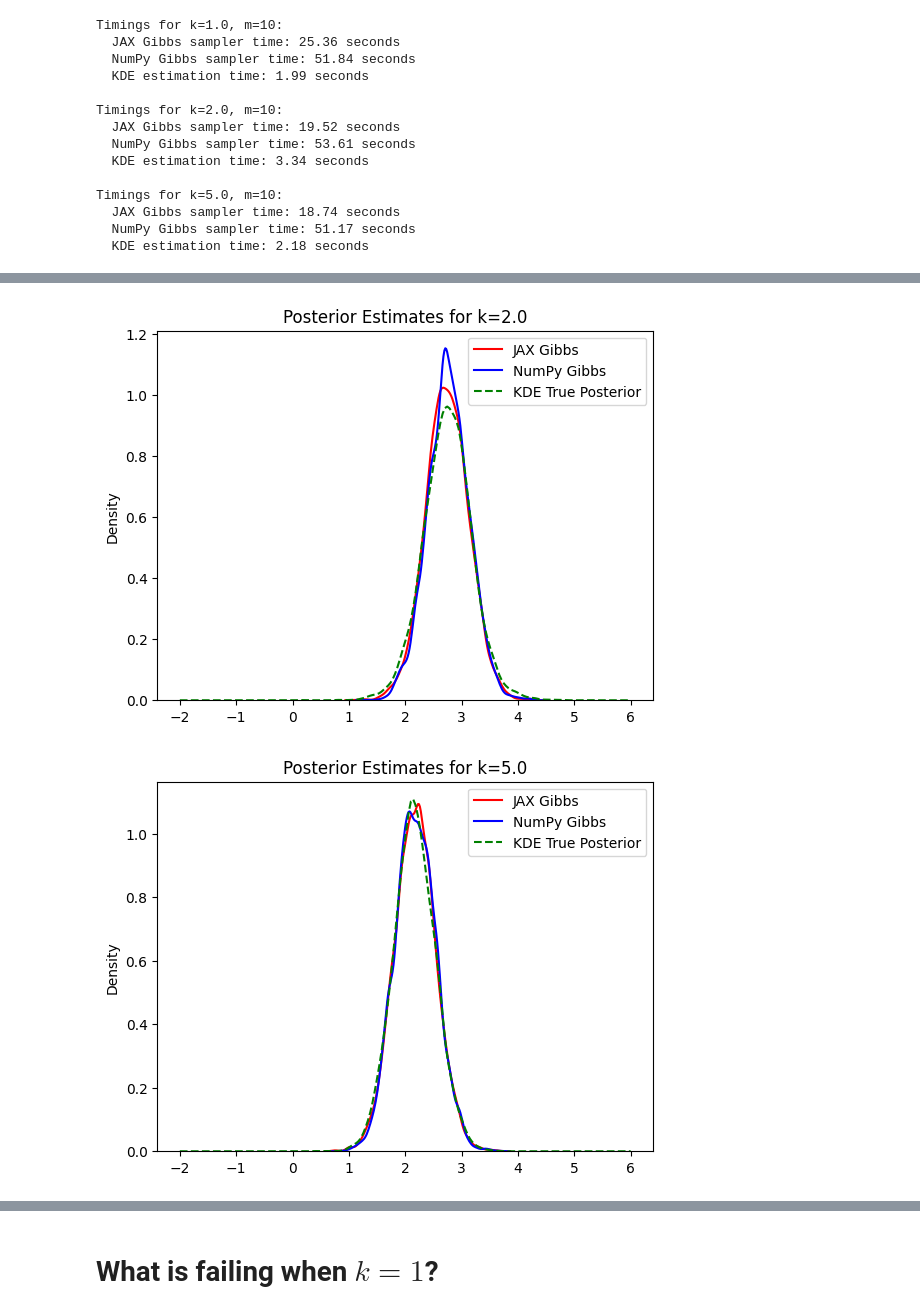
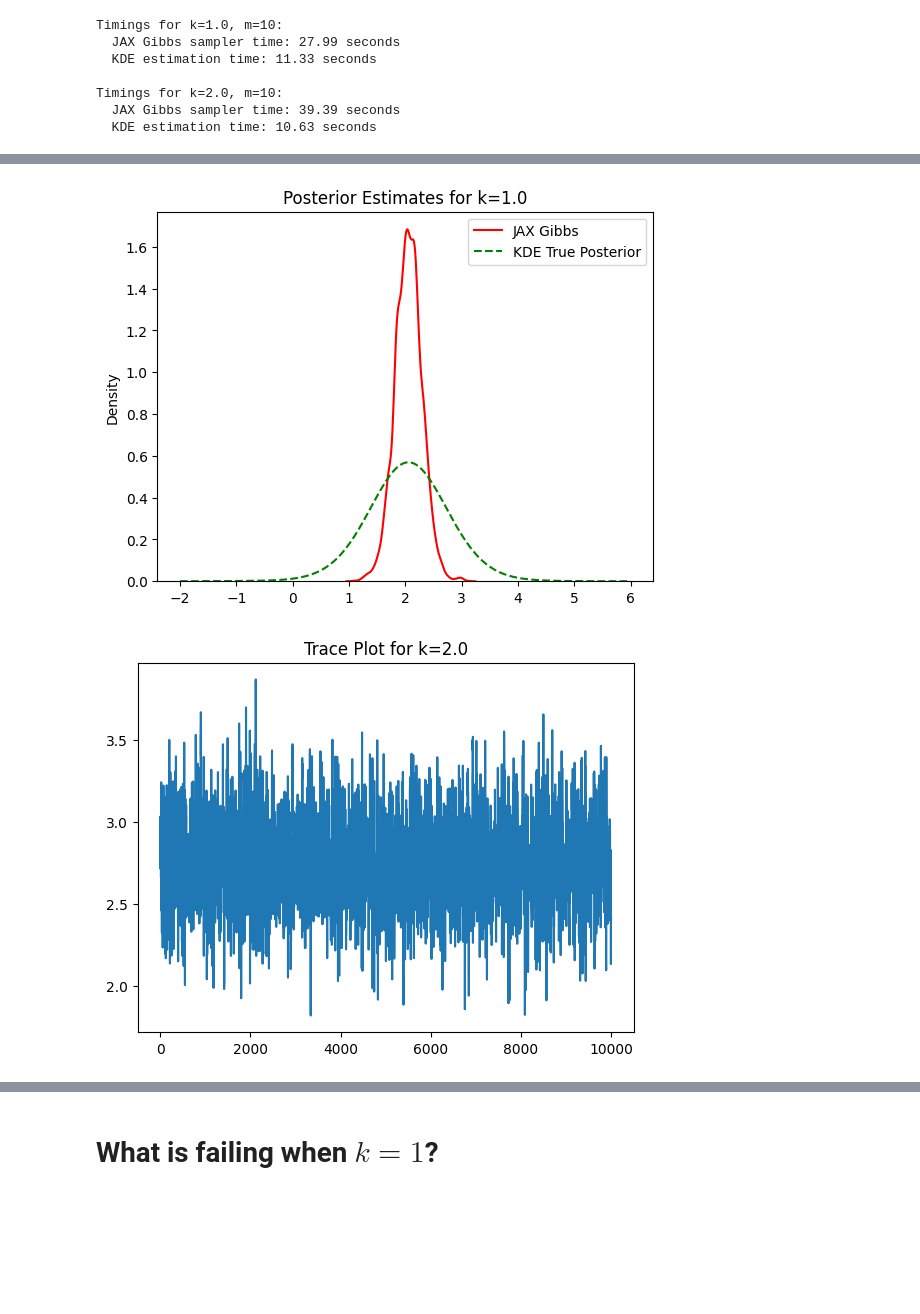
Before and after one commit to shlokmishra/student_t_mle, a Jupyter notebook: testing/kde_vs_gibbs.ipynb, the cells around one changed output, grey strips where cells are left out. Saved outputs shown, nothing was run; the diff lists cells and outputs as text; code cells hidden in the pictures; blank space fills up the shorter version.

```diff
--- a/testing/kde_vs_gibbs.ipynb
+++ b/testing/kde_vs_gibbs.ipynb
@@ -148,0 +136,11 @@ Estimating true posterior with KDE for k=5.0, m=10...
+# %%
+import jax.numpy as jnp
+burnin = 0
+for k in ks:
+    meds = [jnp.median(x) for x in x_chain_jax[k]]
+    plt.figure()
+    plt.plot(meds[burnin: ])
+    plt.title(f'Median of x_i samples over iterations for k={k}')
+    plt.xlabel('Iteration')
+    plt.ylabel('Median of x_i')
+    plt.show()
@@ -150,28 +151,25 @@ Estimating true posterior with KDE for k=5.0, m=10...
 for k in ks:
     print(f"Timings for k={k}, m={m}:")
     print(f"  JAX Gibbs sampler time: {times_jax[k]:.2f} seconds")
-    print(f"  NumPy Gibbs sampler time: {times_np[k]:.2f} seconds")
+    # print(f"  NumPy Gibbs sampler time: {times_np[k]:.2f} seconds")
     print(f"  KDE estimation time: {times_kde[k]:.2f} seconds")
     print()
 # %% [output]
 Timings for k=1.0, m=10:
-  JAX Gibbs sampler time: 25.36 seconds
-  NumPy Gibbs sampler time: 51.84 seconds
-  KDE estimation time: 1.99 seconds
+  JAX Gibbs sampler time: 27.99 seconds
+  KDE estimation time: 11.33 seconds
 
 Timings for k=2.0, m=10:
-  JAX Gibbs sampler time: 19.52 seconds
-  NumPy Gibbs sampler time: 53.61 seconds
-  KDE estimation time: 3.34 seconds
-
-Timings for k=5.0, m=10:
-  JAX Gibbs sampler time: 18.74 seconds
-  NumPy Gibbs sampler time: 51.17 seconds
-  KDE estimation time: 2.18 seconds
+  JAX Gibbs sampler time: 39.39 seconds
+  KDE estimation time: 10.63 seconds
 # %%
+burnin = 1000
 for k in ks:
-    sns.kdeplot(mus_jax[k], label=f'JAX Gibbs', color = "red")
-    sns.kdeplot(mus_np[k], label=f'NumPy Gibbs', color = "blue")
+    plt.plot(mus_jax[k])
+    plt.title(f'Trace Plot for k={k}')
+    plt.show()
+    sns.kdeplot(mus_jax[k][burnin: ], label=f'JAX Gibbs', color = "red")
+    # sns.kdeplot(mus_np[k], label=f'NumPy Gibbs', color = "blue")
     mus = np.linspace(mu - 4, mu + 4, 200)
     plt.plot(mus, true_posteriors[k](mus), label='KDE True Posterior', color = "green", linestyle='--')
     plt.title(f'Posterior Estimates for k={k}')
@@ -182,2 +180,2 @@ for k in ks:
-[figure, old version]
+[figure, new version]
-[figure, old version]
+[figure, new version]
```
Also changed, not shown: parts of 5 cells of this notebook, 2 other files.
